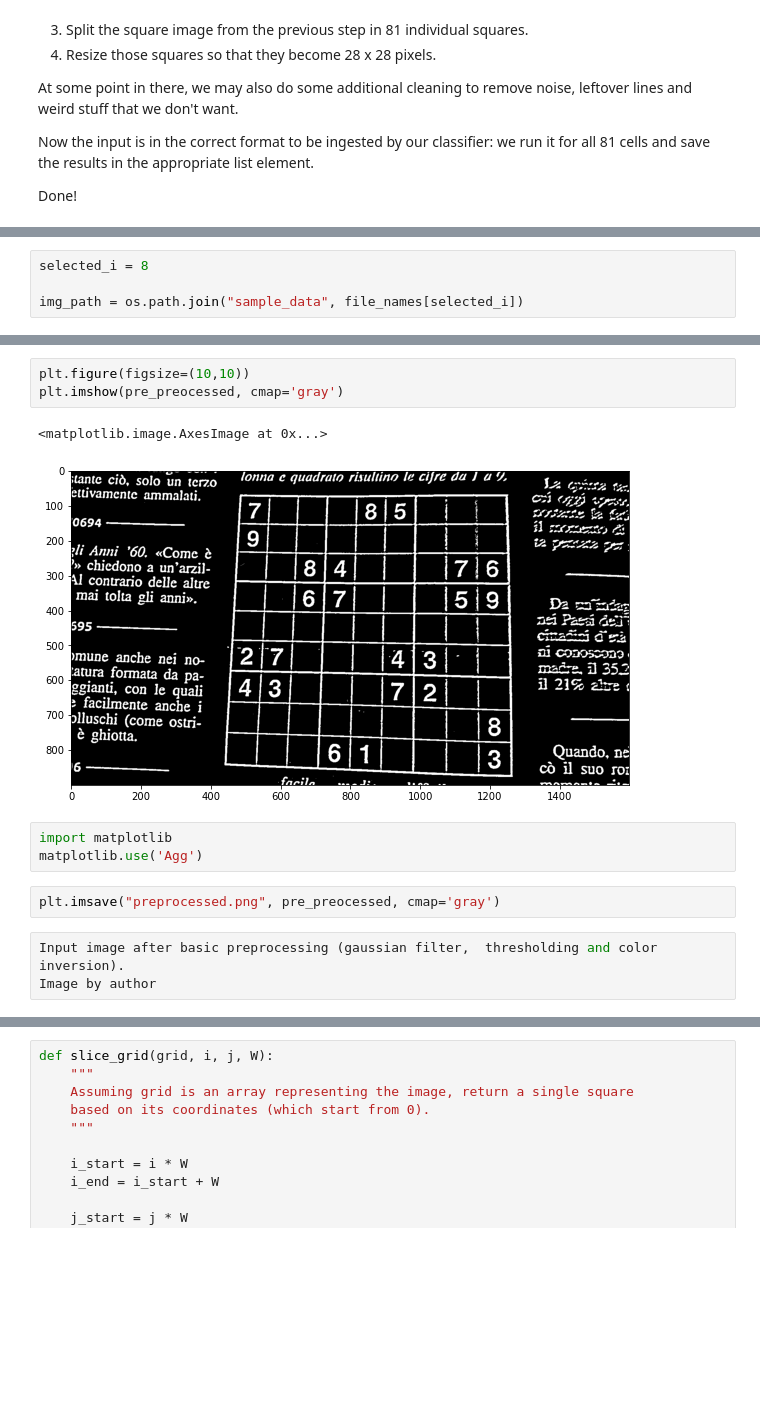
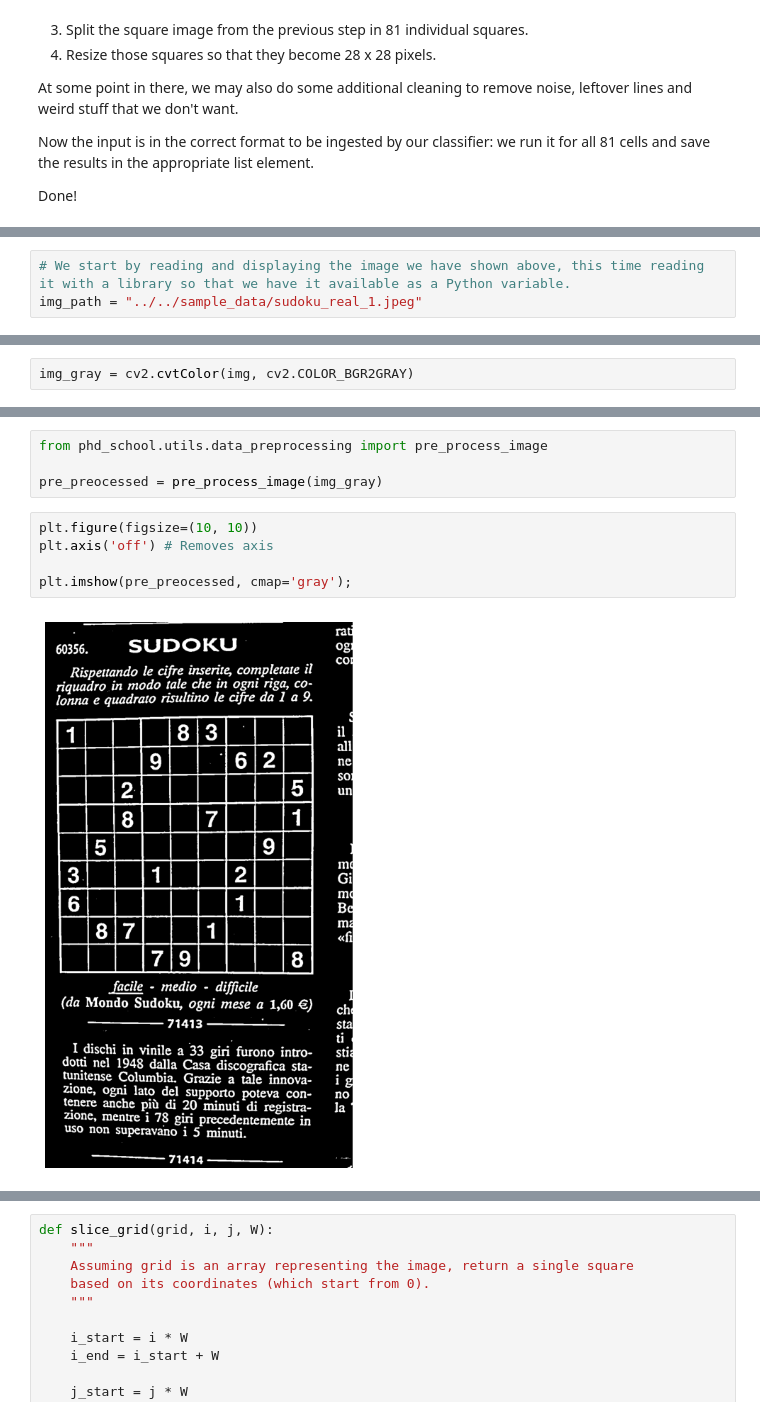
Before and after one commit to matteobarbieri/phd-school, a Jupyter notebook: home/notebooks_solution/3-solve-sudoku.ipynb, the cells around one changed output, grey strips where cells are left out. Drawn from its saved outputs; the diff is of its cells as text; blank space fills up the shorter version.

```diff
--- a/home/notebooks_solution/3-solve-sudoku.ipynb
+++ b/home/notebooks_solution/3-solve-sudoku.ipynb
@@ -84,4 +76,3 @@ file_names.extend([f"sudoku_real_{i}.jpeg" for i in range(8, 10)])
 # %%
-selected_i = 8
-
-img_path = os.path.join("sample_data", file_names[selected_i])
+# We start by reading and displaying the image we have shown above, this time reading it with a library so that we have it available as a Python variable.
+img_path = "../../sample_data/sudoku_real_1.jpeg"
@@ -98,0 +116,2 @@ pre_preocessed = pre_process_image(gray)
+# %%
+img_gray = cv2.cvtColor(img, cv2.COLOR_BGR2GRAY)
@@ -99,16 +145,13 @@ pre_preocessed = pre_process_image(gray)
+# %%
+from phd_school.utils.data_preprocessing import pre_process_image
+
+pre_preocessed = pre_process_image(img_gray)
 # %%
-plt.figure(figsize=(10,10))
-plt.imshow(pre_preocessed, cmap='gray')
+plt.figure(figsize=(10, 10))
+plt.axis('off') # Removes axis
+
+plt.imshow(pre_preocessed, cmap='gray');
 # %% [output]
-<matplotlib.image.AxesImage at 0x...>
-[figure, old version]
+[figure, new version]
-# %%
-import matplotlib
-matplotlib.use('Agg')
-# %%
-plt.imsave("preprocessed.png", pre_preocessed, cmap='gray')
-# %%
-Input image after basic preprocessing (gaussian filter,  thresholding and color inversion).
-Image by author
 # %% [markdown]
 ### Isolate area of the grid
```
Also changed, not shown: parts of 52 cells of this notebook.
